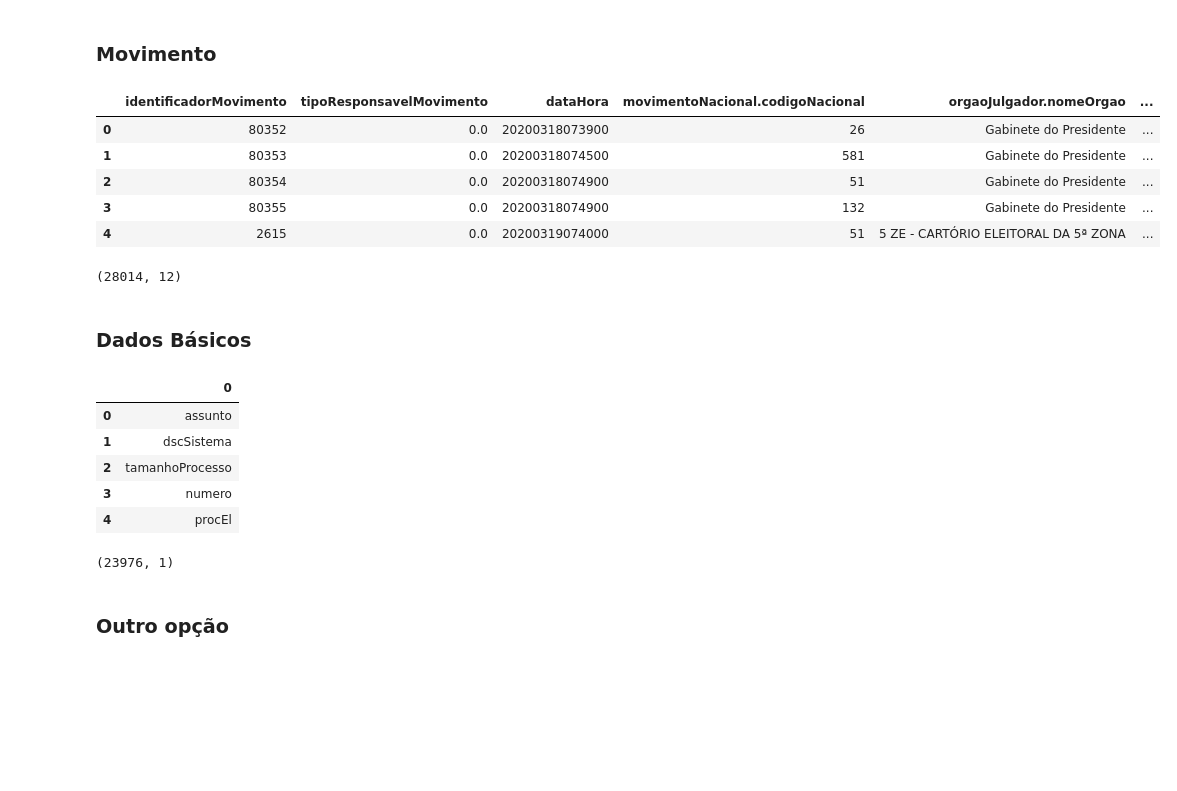
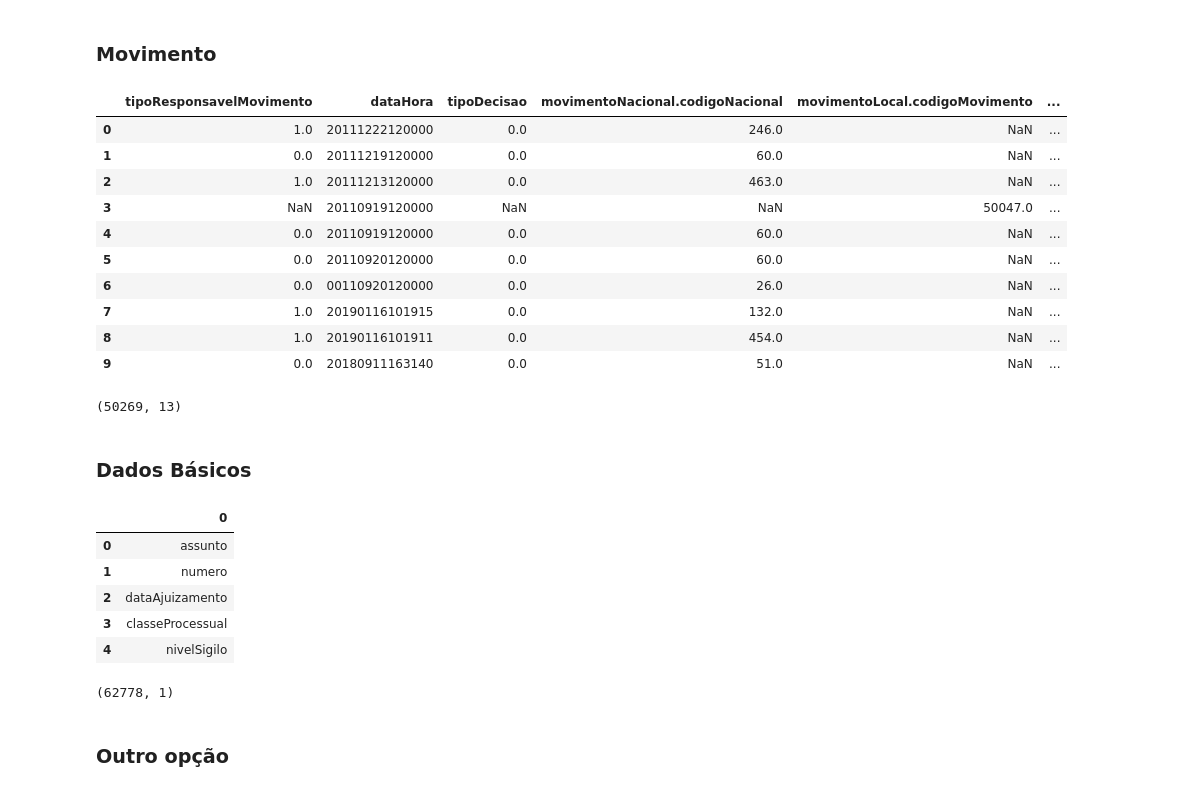
Before and after one commit to igobarros/hackathon-cnj-inova, a Jupyter notebook: source2.ipynb, the cells around one changed output. Drawn from its saved outputs; the diff is of its cells as text; code cells hidden in the pictures; blank space fills up the shorter version.

```diff
--- a/source2.ipynb
+++ b/source2.ipynb
@@ -3,25 +3,32 @@ import json
 import pandas as pd
 
 #load json object
-with open('base/justica_eleitoral/processos-tre-ac/processos-tre-ac_3.json') as f:
+with open('base/justica_estadual/processos-tjac/processos-tjac_1.json') as f:
     d = json.load(f)
 # %% [markdown]
 ### Movimento
+# %%
+pd.options.display.max_rows = 50
 # %%
 movimento = pd.json_normalize(data=d, record_path='movimento', meta=['millisInsercao', 'siglaTribunal', 'grau'])
 # %%
-movimento.head()
+movimento.head(10)
 # %% [output]
-|  | identificadorMovimento | tipoResponsavelMovimento | dataHora | movimentoNacional.codigoNacional | orgaoJulgador.nomeOrgao | ... |
-| 0 | 80352 | 0.0 | 20200318073900 | 26 | Gabinete do Presidente | ... |
-| 1 | 80353 | 0.0 | 20200318074500 | 581 | Gabinete do Presidente | ... |
-| 2 | 80354 | 0.0 | 20200318074900 | 51 | Gabinete do Presidente | ... |
-| 3 | 80355 | 0.0 | 20200318074900 | 132 | Gabinete do Presidente | ... |
-| 4 | 2615 | 0.0 | 20200319074000 | 51 | 5 ZE - CARTÓRIO ELEITORAL DA 5ª ZONA | ... |
+|  | tipoResponsavelMovimento | dataHora | tipoDecisao | movimentoNacional.codigoNacional | movimentoLocal.codigoMovimento | ... |
+| 0 | 1.0 | 20111222120000 | 0.0 | 246.0 | NaN | ... |
+| 1 | 0.0 | 20111219120000 | 0.0 | 60.0 | NaN | ... |
+| 2 | 1.0 | 20111213120000 | 0.0 | 463.0 | NaN | ... |
+| 3 | NaN | 20110919120000 | NaN | NaN | 50047.0 | ... |
+| 4 | 0.0 | 20110919120000 | 0.0 | 60.0 | NaN | ... |
+| 5 | 0.0 | 20110920120000 | 0.0 | 60.0 | NaN | ... |
+| 6 | 0.0 | 00110920120000 | 0.0 | 26.0 | NaN | ... |
+| 7 | 1.0 | 20190116101915 | 0.0 | 132.0 | NaN | ... |
+| 8 | 1.0 | 20190116101911 | 0.0 | 454.0 | NaN | ... |
+| 9 | 0.0 | 20180911163140 | 0.0 | 51.0 | NaN | ... |
 # %%
 movimento.shape
 # %% [output]
-(28014, 12)
+(50269, 13)
 # %% [markdown]
 ### Dados Básicos
 # %%
@@ -31,14 +38,14 @@ dados_basicos.head()
 # %% [output]
 |  | 0 |
 | 0 | assunto |
-| 1 | dscSistema |
-| 2 | tamanhoProcesso |
-| 3 | numero |
-| 4 | procEl |
+| 1 | numero |
+| 2 | dataAjuizamento |
+| 3 | classeProcessual |
+| 4 | nivelSigilo |
 # %%
 dados_basicos.shape
 # %% [output]
-(23976, 1)
+(62778, 1)
 # %% [markdown]
 ### Outro opção
 # %%
```
Also changed, not shown: parts of 3 cells of this notebook, 1 other file.
